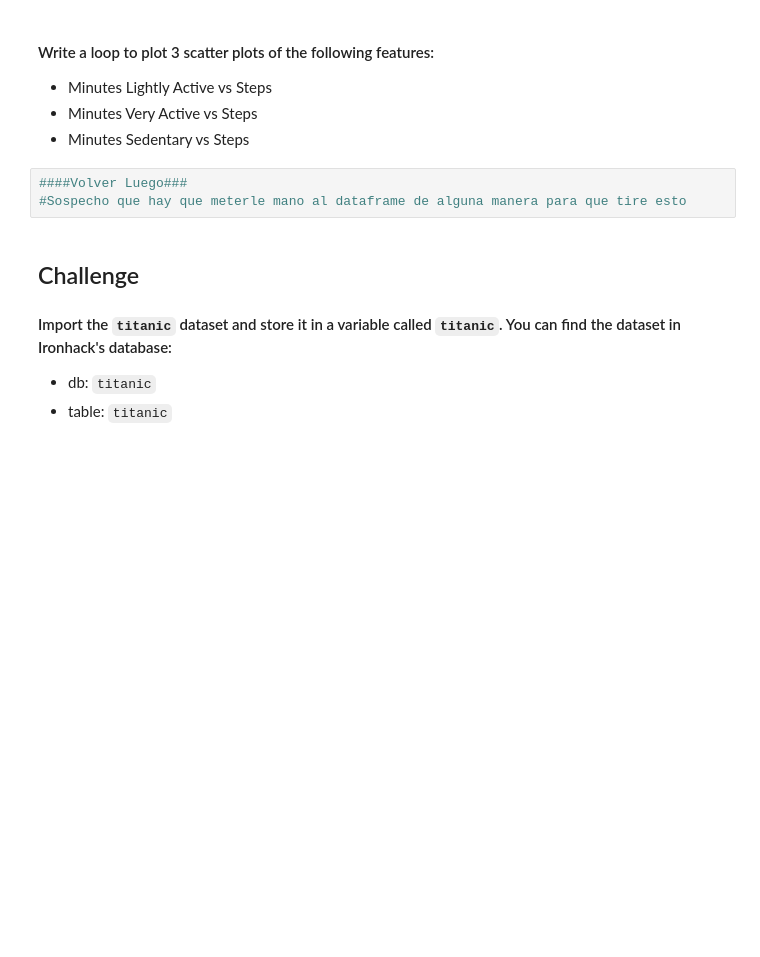
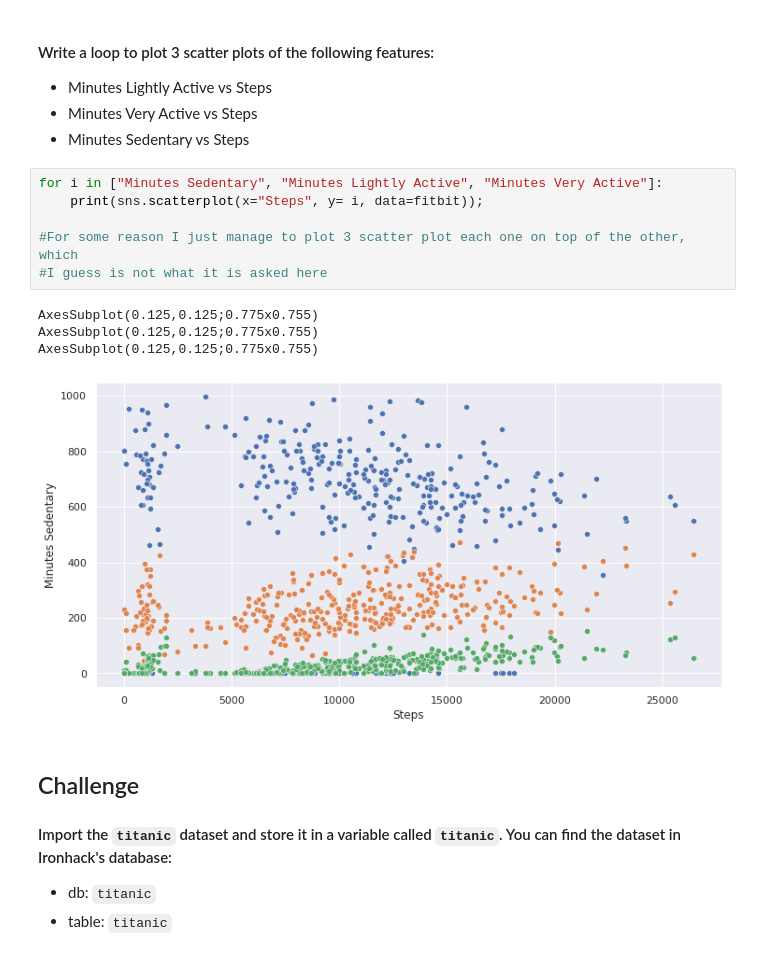
Before and after one commit to Ironhack-Data-Madrid-Enero-2022/lab-matplotlib-seaborn, a Jupyter notebook: your-code/main.ipynb, the cells around one changed output. Drawn from its saved outputs; the diff is of its cells as text; blank space fills up the shorter version.

```diff
--- a/your-code/main.ipynb
+++ b/your-code/main.ipynb
@@ -85,9 +85,17 @@ plot_2 = sns.barplot(x = Day_list, y = 'Steps',data = fitbit_t2, palette = "Blue
 * Minutes Lightly Active vs Steps
 * Minutes Very Active vs Steps
 * Minutes Sedentary vs Steps
-# %%
-####Volver Luego###
-#Sospecho que hay que meterle mano al dataframe de alguna manera para que tire esto
+# %%
+for i in ["Minutes Sedentary", "Minutes Lightly Active", "Minutes Very Active"]:
+    print(sns.scatterplot(x="Steps", y= i, data=fitbit));
+
+#For some reason I just manage to plot 3 scatter plot each one on top of the other, which
+#I guess is not what it is asked here
+# %% [output]
+AxesSubplot(0.125,0.125;0.775x0.755)
+AxesSubplot(0.125,0.125;0.775x0.755)
+AxesSubplot(0.125,0.125;0.775x0.755)
+[figure, added]
 # %% [markdown]
 ## Challenge
 
```
Also changed, not shown: parts of 32 cells of this notebook.
